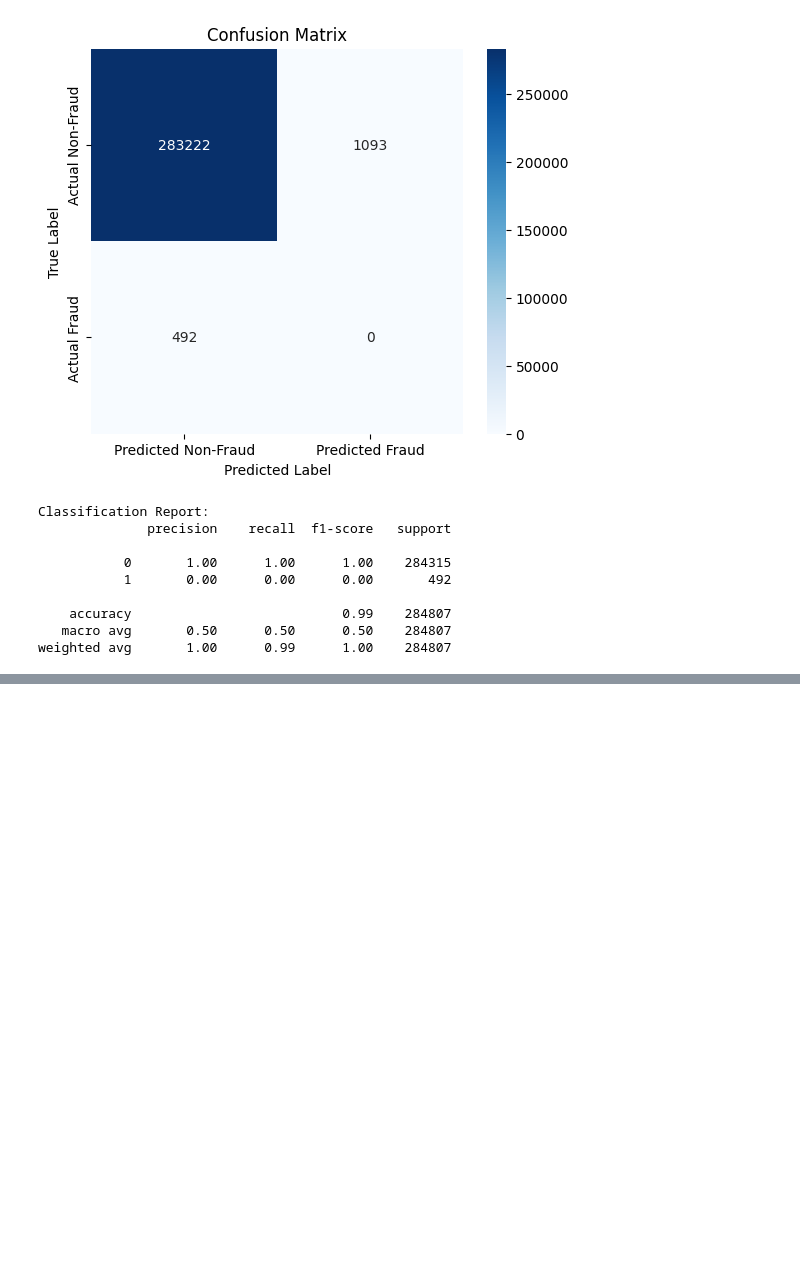
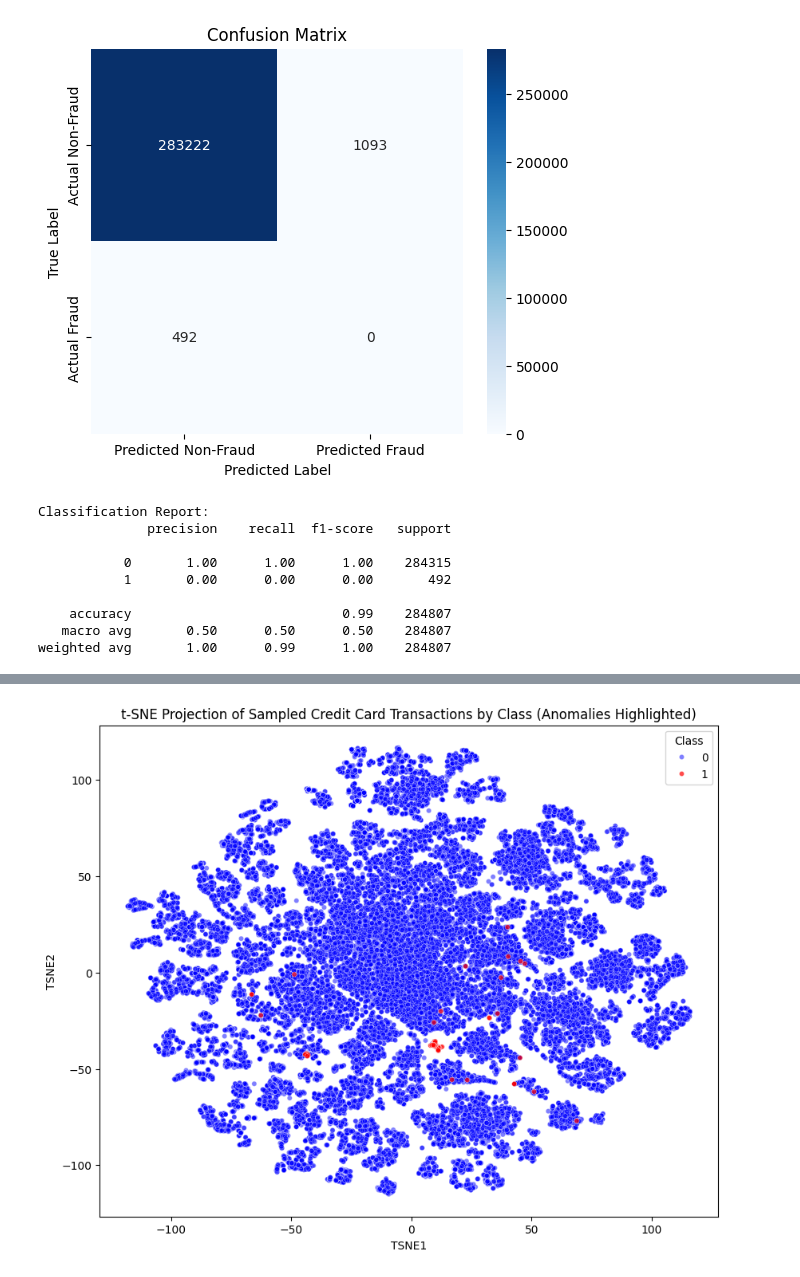
Before and after one commit to Evans-Sense/pet, a Jupyter notebook: Hometask_3_MLPro2025.ipynb, the cells around one changed output, grey strips where cells are left out. Saved outputs shown, nothing was run; the diff lists cells and outputs as text; code cells hidden in the pictures; blank space fills up the shorter version.

```diff
--- a/Hometask_3_MLPro2025.ipynb
+++ b/Hometask_3_MLPro2025.ipynb
@@ -651,12 +537,3 @@ Classification Report:
 weighted avg       1.00      1.00      1.00    284807
 # %% [markdown]
 # Isolation forest
-# %%
-from sklearn.ensemble import IsolationForest
-
-isolation_forest = IsolationForest(n_estimators=100, contamination=0.001727,
-                                   max_features=, bootstrap=True, random_state=42)
-isolation_forest.fit(scaled_data)
-
-isolation_outliers = isolation_forest.predict(scaled_data)
-isolation_outliers = np.array([1 if label == -1 else 0 for label in isolation_outliers])
@@ -924,0 +775,17 @@ weighted avg       1.00      0.99      1.00    284807
+# %%
+tsne = TSNE(n_components=2, random_state=42, n_jobs=-1)
+tsne_results = tsne.fit_transform(sampled_scaled_data)
+# %%
+tsne_df = pd.DataFrame(tsne_results, columns=['TSNE1', 'TSNE2'])
+tsne_df['Class'] = sampled_class_labels.reset_index(drop=True)
+
+plt.figure(figsize=(10, 8))
+sns.scatterplot(x='TSNE1', y='TSNE2', hue='Class', data=tsne_df[tsne_df['Class'] == 0], style='Class', size='Class', sizes=[20, 10], palette={0: 'blue'}, alpha=0.5)
+sns.scatterplot(x='TSNE1', y='TSNE2', hue='Class', data=tsne_df[tsne_df['Class'] == 1], style='Class', size='Class', sizes=[20, 20], palette={1: 'red'}, marker='X', alpha=0.7)
+plt.title('t-SNE Projection of Sampled Credit Card Transactions by Class (Anomalies Highlighted)')
+plt.xlabel('TSNE1')
+plt.ylabel('TSNE2')
+plt.legend(title='Class')
+plt.show()
+# %% [output]
+[figure, added]
```
Also changed, not shown: parts of 20 cells of this notebook.
